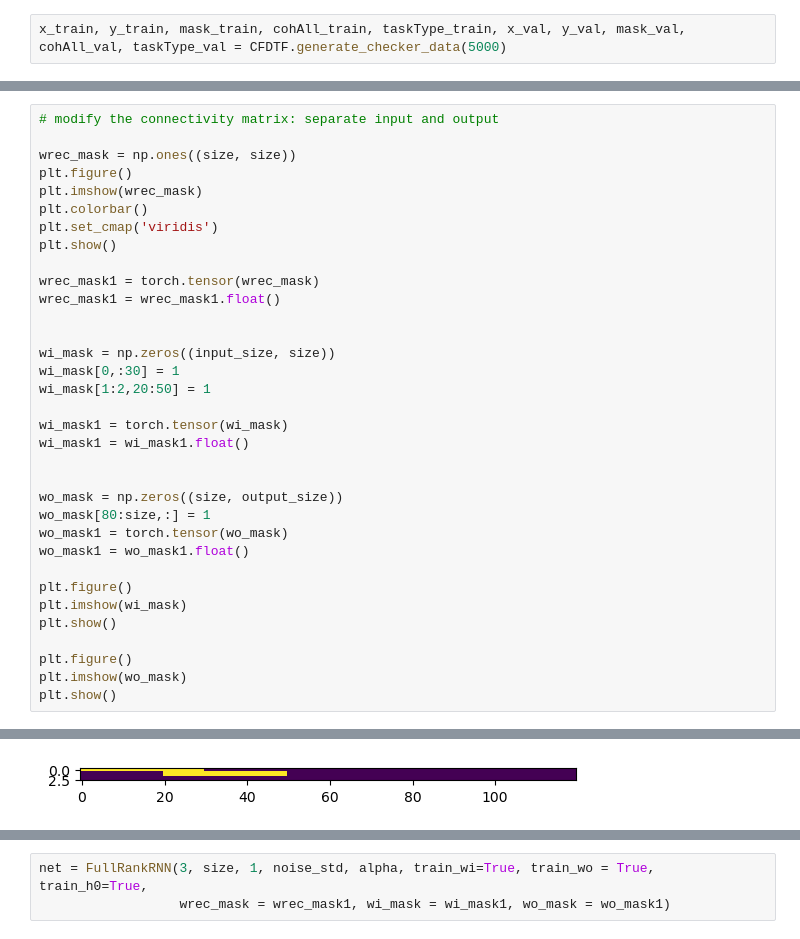
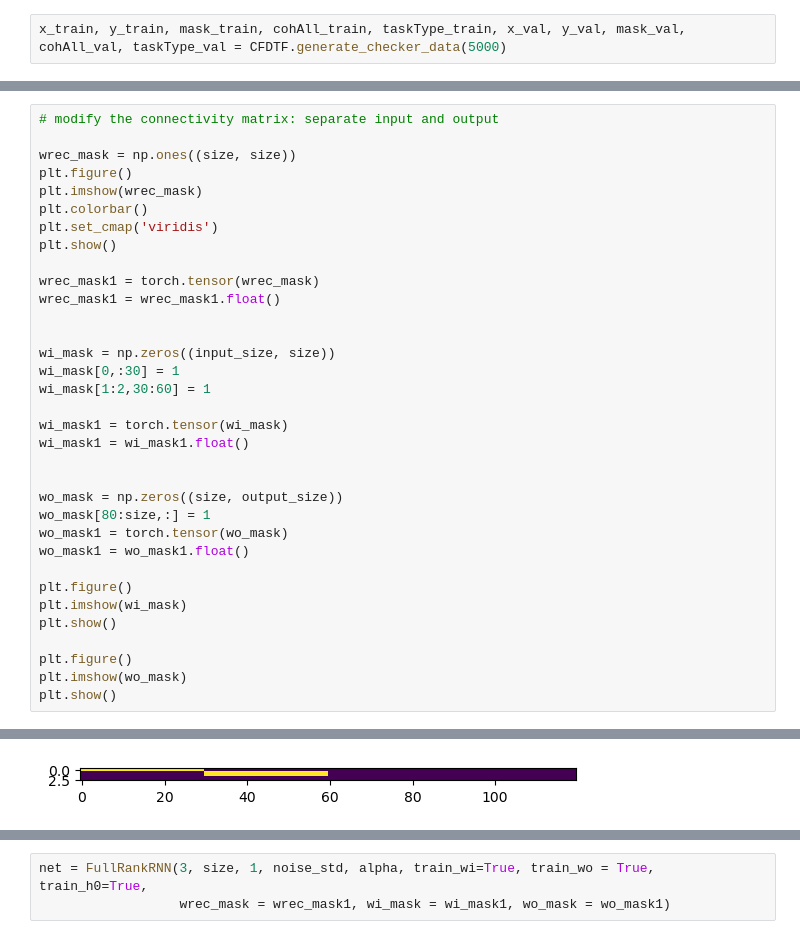
Before and after one commit to tianw6/lowrank_inference, a Jupyter notebook: notebooks/CFDTFtrain_spearateInput.ipynb, the cells around one changed output, grey strips where cells are left out. Drawn from its saved outputs; the diff is of its cells as text.

```diff
--- a/notebooks/CFDTFtrain_spearateInput.ipynb
+++ b/notebooks/CFDTFtrain_spearateInput.ipynb
@@ -50,35 +50,35 @@ plt.figure()
 plt.imshow(wrec_mask)
 plt.colorbar()
 plt.set_cmap('viridis')
 plt.show()
 
 wrec_mask1 = torch.tensor(wrec_mask)
 wrec_mask1 = wrec_mask1.float()
 
 
 wi_mask = np.zeros((input_size, size))
 wi_mask[0,:30] = 1
-wi_mask[1:2,20:50] = 1
+wi_mask[1:2,30:60] = 1
 
 wi_mask1 = torch.tensor(wi_mask)
 wi_mask1 = wi_mask1.float()
 
 
 wo_mask = np.zeros((size, output_size))
 wo_mask[80:size,:] = 1
 wo_mask1 = torch.tensor(wo_mask)
 wo_mask1 = wo_mask1.float()
 
 plt.figure()
 plt.imshow(wi_mask)
 plt.show()
 
 plt.figure()
 plt.imshow(wo_mask)
 plt.show()
 # %% [output]
 [figure]
-[figure, old version]
+[figure, new version]
 [figure]
 # %%
 net = FullRankRNN(3, size, 1, noise_std, alpha, train_wi=True, train_wo = True, train_h0=True,
```
Also changed, not shown: parts of 21 cells of this notebook, 5 other files.
